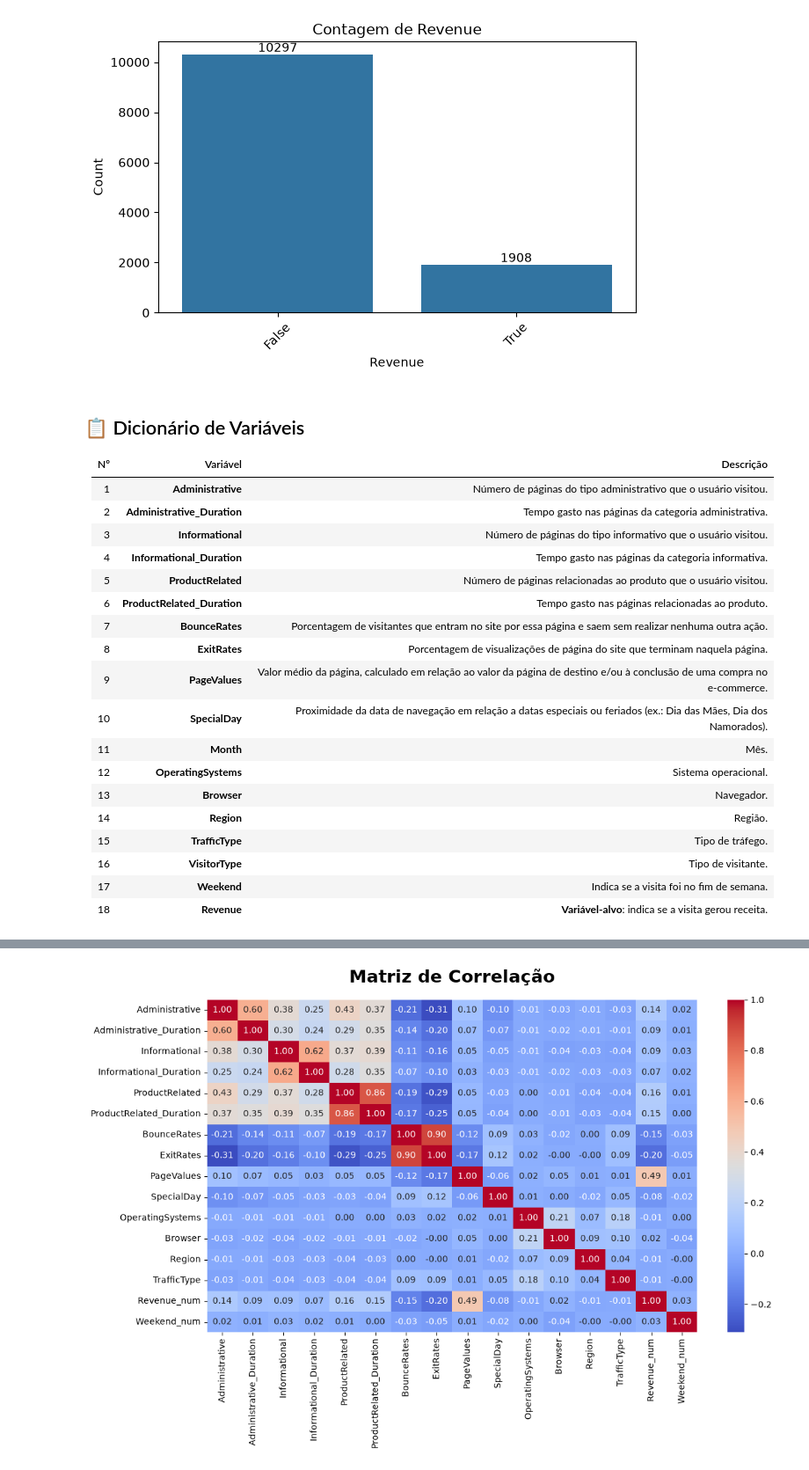
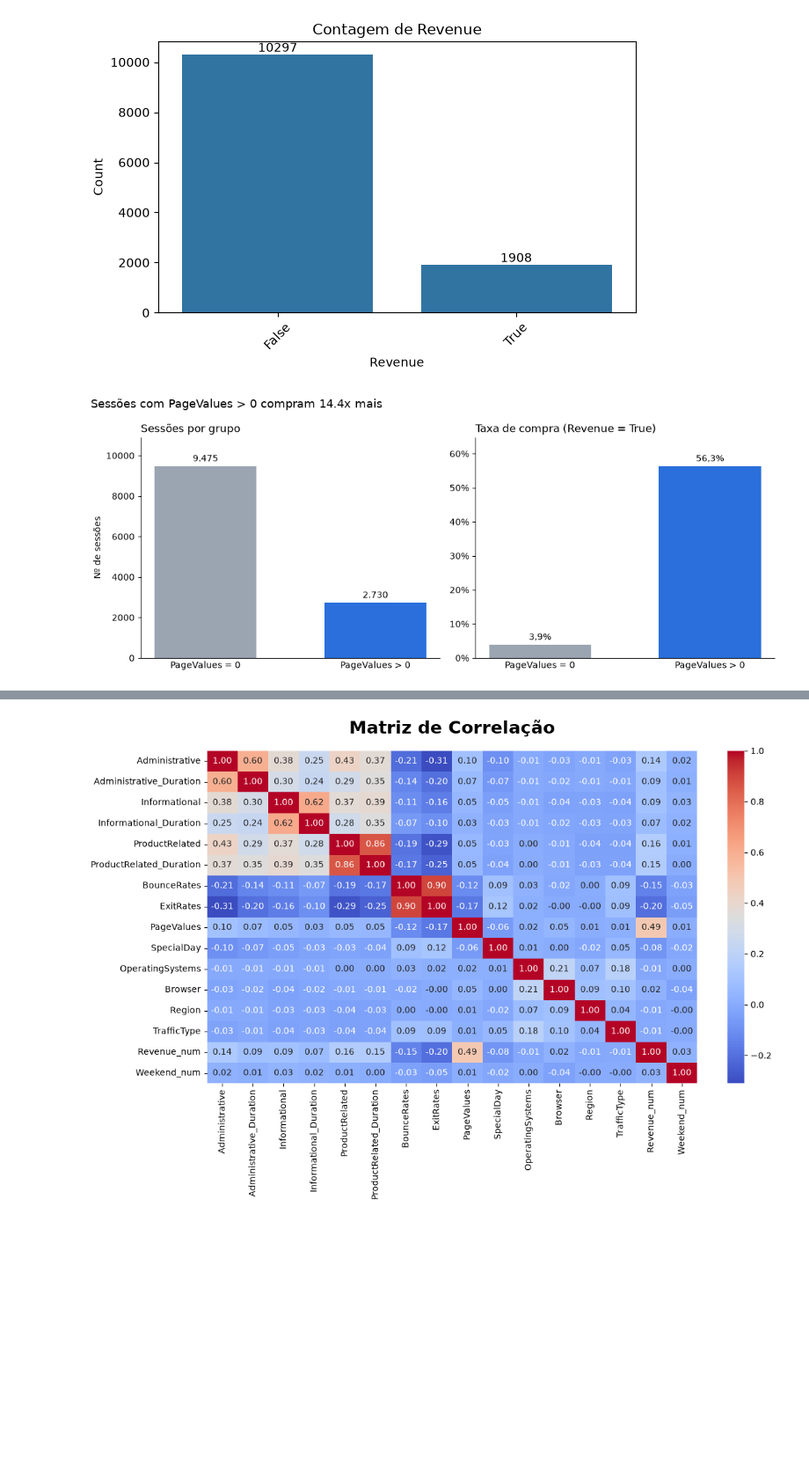
Before and after one commit to EriickHenriique/tech-challenge-2, a Jupyter notebook: notebook.ipynb, the cells around one changed output, grey strips where cells are left out. Shown at 88% size. Cells and saved outputs as stored; diff of their text form; code cells hidden in the pictures; blank space fills up the shorter version.

```diff
--- a/notebook.ipynb
+++ b/notebook.ipynb
@@ -113,6 +156,11 @@ df = df.drop_duplicates()
 print(f"Shape do DataFrame após remoção de duplicatas: {df.shape}")
 # %% [output]
 Shape do DataFrame após remoção de duplicatas: (12205, 18)
+# %%
+categorical_columns = ['OperatingSystems', 'Browser', 'Region', 'TrafficType']
+
+for col in categorical_columns:
+    df[col] = df[col].astype('int64')
 # %%
 num_cols = [col for col in df.columns if df[col].dtype in ['int64', 'float64']]
 cat_cols = [col for col in df.columns if df[col].dtype == 'str']
@@ -257,26 +305,44 @@ for col in bool_cols:
 # %% [output]
 [figure]
 [figure]
-# %% [markdown]
-## 📋 Dicionário de Variáveis
-
-| Nº | Variável | Descrição |
-|----|----------|-----------|
-| 1 | **Administrative** | Número de páginas do tipo administrativo que o usuário visitou. |
-| 2 | **Administrative_Duration** | Tempo gasto nas páginas da categoria administrativa. |
-| 3 | **Informational** | Número de páginas do tipo informativo que o usuário visitou. |
-| 4 | **Informational_Duration** | Tempo gasto nas páginas da categoria informativa. |
-| 5 | **ProductRelated** | Número de páginas relacionadas ao produto que o usuário visitou. |
-| 6 | **ProductRelated_Duration** | Tempo gasto nas páginas relacionadas ao produto. |
-| 7 | **BounceRates** | Porcentagem de visitantes que entram no site por essa página e saem sem realizar nenhuma outra ação. |
-| 8 | **ExitRates** | Porcentagem de visualizações de página do site que terminam naquela página. |
-| 9 | **PageValues** | Valor médio da página, calculado em relação ao valor da página de destino e/ou à conclusão de uma compra no e-commerce. |
-| 10 | **SpecialDay** | Proximidade da data de navegação em relação a datas especiais ou feriados (ex.: Dia das Mães, Dia dos Namorados). |
-| 11 | **Month** | Mês. |
-| 12 | **OperatingSystems** | Sistema operacional. |
-| 13 | **Browser** | Navegador. |
-| 14 | **Region** | Região. |
-| 15 | **TrafficType** | Tipo de tráfego. |
-| 16 | **VisitorType** | Tipo de visitante. |
-| 17 | **Weekend** | Indica se a visita foi no fim de semana. |
-| 18 | **Revenue** | **Variável-alvo**: indica se a visita gerou receita. |
+# %%
+df.groupby(df["PageValues"] > 0)["Revenue"].agg(sessoes="count", taxa_compra="mean")
+
+import matplotlib.ticker as mtick
+
+res = (
+    df.groupby(df["PageValues"] > 0)["Revenue"]
+      .agg(sessoes="count", taxa_compra="mean")
+      .rename(index={False: "PageValues = 0", True: "PageValues > 0"})
+)
+
+cores = ["#9aa5b1", "#2a6fdb"]  # cinza = sem PageValues, azul = com PageValues
+fig, axes = plt.subplots(1, 2, figsize=(11, 4.5))
+
+# 1) Volume de sessões
+ax = axes[0]
+bars = ax.bar(res.index, res["sessoes"], color=cores, width=0.6)
+ax.bar_label(bars, labels=[f"{v:,.0f}".replace(",", ".") for v in res["sessoes"]], padding=3)
+ax.set_title("Sessões por grupo", loc="left")
+ax.set_ylabel("Nº de sessões")
+ax.set_ylim(0, res["sessoes"].max() * 1.15)
+
+# 2) Taxa de compra
+ax = axes[1]
+bars = ax.bar(res.index, res["taxa_compra"], color=cores, width=0.6)
+ax.bar_label(bars, labels=[f"{v:.1%}".replace(".", ",") for v in res["taxa_compra"]], padding=3)
+ax.set_title("Taxa de compra (Revenue = True)", loc="left")
+ax.yaxis.set_major_formatter(mtick.PercentFormatter(1.0, decimals=0))
+ax.set_ylim(0, res["taxa_compra"].max() * 1.15)
+
+for ax in axes:
+    ax.spines[["top", "right"]].set_visible(False)
+    ax.tick_params(axis="x", length=0)
+
+lift = res.loc["PageValues > 0", "taxa_compra"] / res.loc["PageValues = 0", "taxa_compra"]
+fig.suptitle(f"Sessões com PageValues > 0 compram {lift:.1f}x mais", fontsize=13, x=0.01, ha="left")
+
+plt.tight_layout()
+plt.show()
+# %% [output]
+[figure, added]
```
Also changed, not shown: parts of 41 cells of this notebook, 2 other files.
